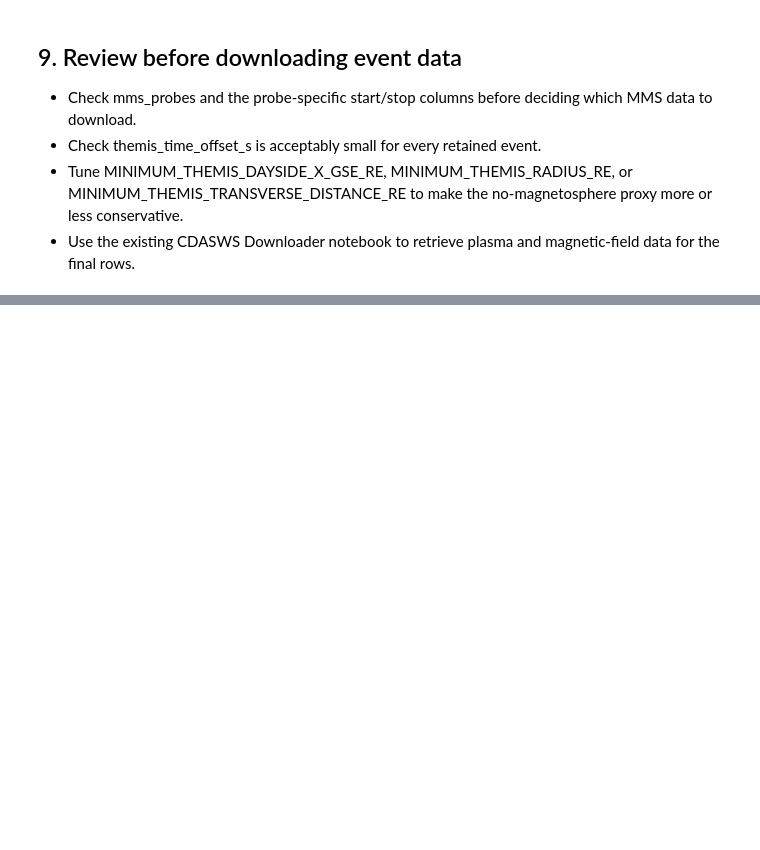
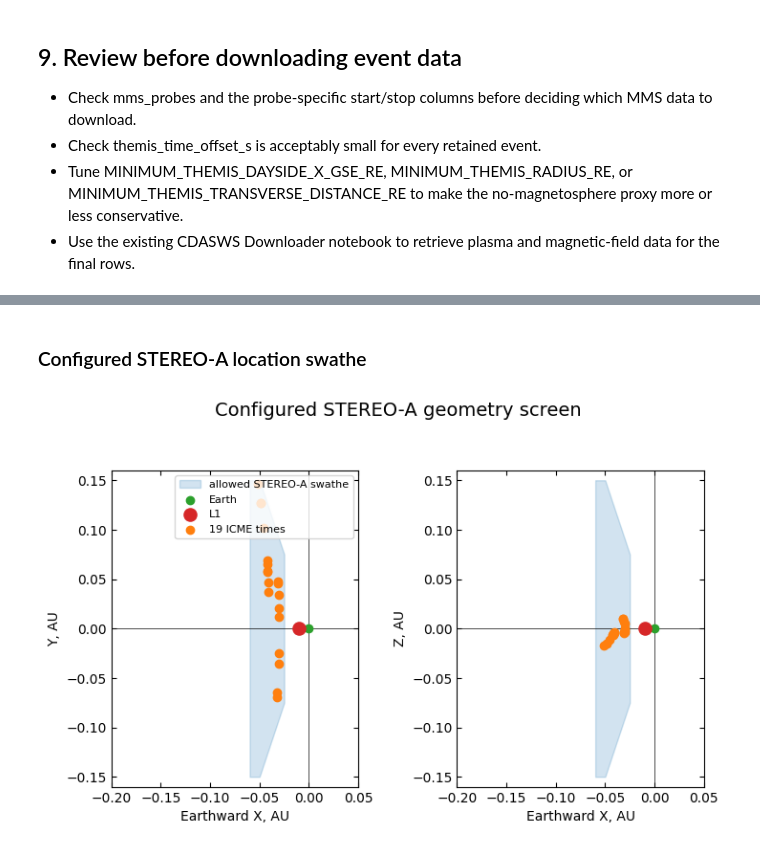
Before and after one commit to oscu0/Shock-and-Awe, a Jupyter notebook: Five Satellite Shock Candidates.ipynb, the cells around one changed output, grey strips where cells are left out. Drawn from its saved outputs; the diff is of its cells as text; code cells hidden in the pictures; blank space fills up the shorter version.

Commit message:
Codex: Screen five-satellite ICMEs for nearby STEREO-A

```diff
--- a/Five Satellite Shock Candidates.ipynb
+++ b/Five Satellite Shock Candidates.ipynb
@@ -344,0 +407,19 @@ display(
+# %%
+stereo_catalog_shocks = catalog_shocks.loc[
+    catalog_shocks['T_shock'].ge(STEREO_COORDINATE_START)
+].copy()
+
+stereo_catalog_matches = pd.merge_asof(
+    stereo_catalog_shocks.sort_values('T_shock'),
+    stereo_positions,
+    left_on='T_shock',
+    right_on='stereo_time',
+    direction='nearest',
+    tolerance=STEREO_POSITION_TOLERANCE,
+)
+stereo_catalog_matches = stereo_catalog_matches.loc[
+    stereo_catalog_matches['stereo_time'].notna()
+].copy()
+stereo_catalog_matches['stereo_time_offset_min'] = (
+    stereo_catalog_matches['stereo_time'] - stereo_catalog_matches['T_shock']
+).dt.total_seconds() / 60
@@ -344,0 +492,58 @@ display(
+# %% [markdown]
+### Configured STEREO-A location swathe
+# %%
+swathe_sunward_distance_au = np.linspace(
+    MINIMUM_STEREO_EARTH_RADIAL_SEPARATION_AU,
+    MAXIMUM_STEREO_EARTH_RADIAL_SEPARATION_AU,
+    200,
+)
+swathe_x_au = -swathe_sunward_distance_au
+swathe_transverse_au = np.minimum(
+    MAXIMUM_STEREO_EARTH_TRANSVERSE_SEPARATION_AU,
+    MAXIMUM_STEREO_TRANSVERSE_TO_RADIAL_RATIO * swathe_sunward_distance_au,
+)
+
+fig, (ax_xy, ax_xz) = plt.subplots(
+    ncols=2,
+    figsize=(8, 5),
+    gridspec_kw={'wspace': 0.4},
+)
+
+for axis, transverse_axis, plane in (
+    (ax_xy, 'stereo_earth_y_au', 'XY'),
+    (ax_xz, 'stereo_earth_z_au', 'XZ'),
+):
+    axis.fill_between(
+        swathe_x_au,
+        -swathe_transverse_au,
+        swathe_transverse_au,
+        color='C0',
+        alpha=0.20,
+        label='allowed STEREO-A swathe',
+    )
+    axis.scatter(0, 0, color='C2', label='Earth', zorder=3)
+    axis.scatter(-0.010, 0, color='C3', s=90, label='L1', zorder=4)
+    axis.scatter(
+        -stereo_close_icmes['stereo_earth_radial_separation_au'],
+        stereo_close_icmes[transverse_axis],
+        color='C1',
+        label=f'{len(stereo_close_icmes)} ICME times',
+        zorder=3,
+    )
+    axis.axhline(0, color='black', linewidth=0.5)
+    axis.axvline(0, color='black', linewidth=0.5)
+    axis.set_aspect('equal')
+    axis.tick_params(which='both', direction='in', top=True, right=True)
+    axis.set(
+        xlim=(-0.20, 0.05),
+        ylim=(-0.16, 0.16),
+        xlabel='Earthward X, AU',
+        ylabel=f'{plane[1]}, AU',
+    )
+
+ax_xy.legend(loc='upper right', fontsize=8)
+fig.suptitle('Configured STEREO-A geometry screen', fontsize=14)
+fig.subplots_adjust(top=0.9)
+plt.show()
+# %% [output]
+[figure, added]
```
Also changed, not shown: parts of 8 cells of this notebook.
